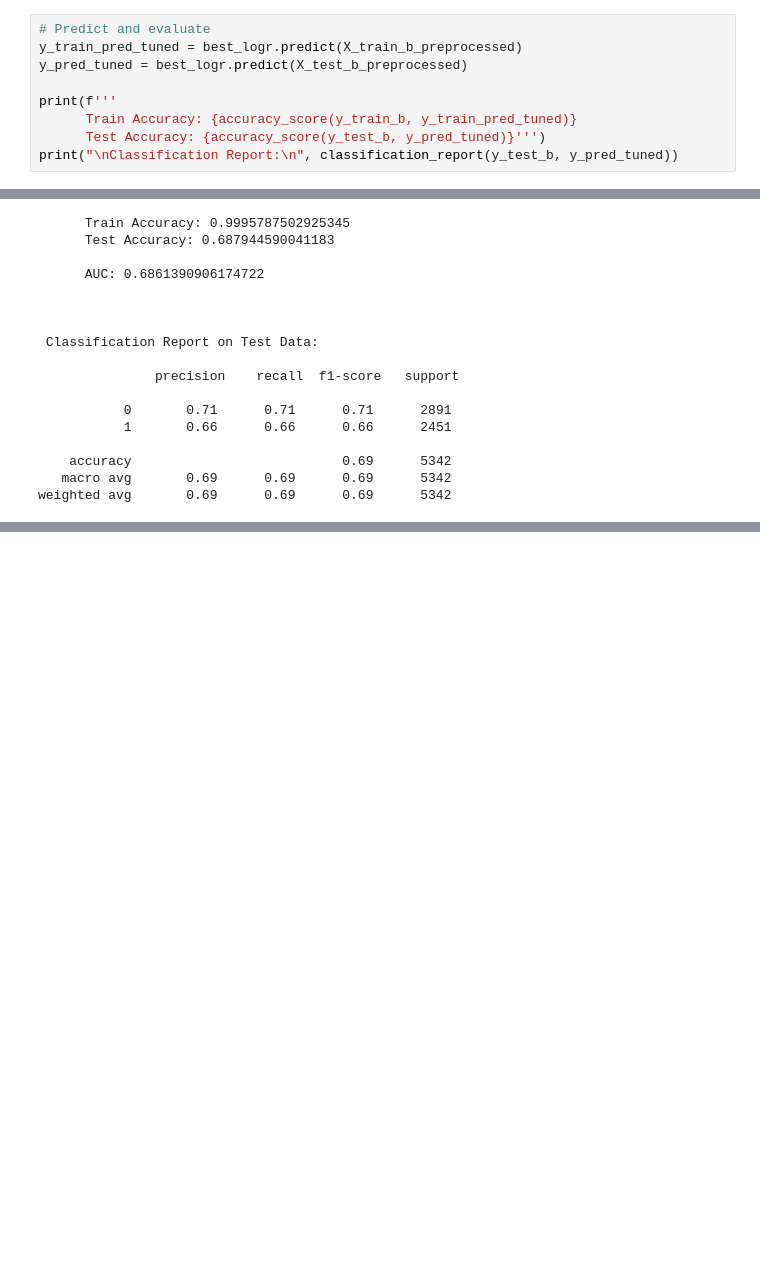
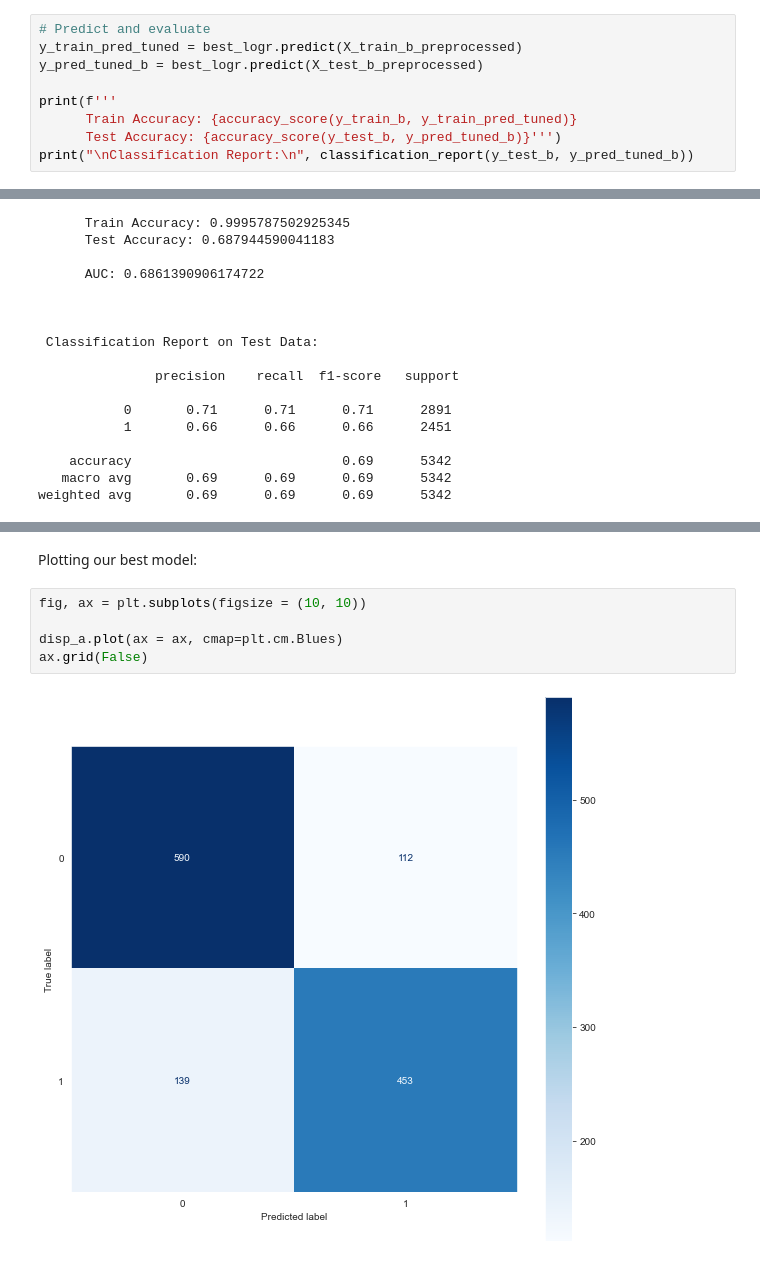
Before and after one commit to DaveyMburu/predicting-vaccine-uptake-using-behavioral-and-background-data, a Jupyter notebook: index.ipynb, the cells around one changed output, grey strips where cells are left out. Saved outputs shown, nothing was run; the diff lists cells and outputs as text; blank space fills up the shorter version.

Commit message:
Model Evaluation

```diff
--- a/index.ipynb
+++ b/index.ipynb
@@ -928,10 +998,10 @@ Best parameters: {'C': 0.1, 'penalty': 'l1'}
 # %%
 # Predict and evaluate
 y_train_pred_tuned = best_logr.predict(X_train_b_preprocessed)
-y_pred_tuned = best_logr.predict(X_test_b_preprocessed)
+y_pred_tuned_b = best_logr.predict(X_test_b_preprocessed)
 
 print(f'''
       Train Accuracy: {accuracy_score(y_train_b, y_train_pred_tuned)}
-      Test Accuracy: {accuracy_score(y_test_b, y_pred_tuned)}''')
-print("\nClassification Report:\n", classification_report(y_test_b, y_pred_tuned))
+      Test Accuracy: {accuracy_score(y_test_b, y_pred_tuned_b)}''')
+print("\nClassification Report:\n", classification_report(y_test_b, y_pred_tuned_b))
 # %% [output]
@@ -1050,0 +1450,9 @@ weighted avg       0.76      0.76      0.76      5342
+# %% [markdown]
+Plotting our best model:
+# %%
+fig, ax = plt.subplots(figsize = (10, 10))
+
+disp_a.plot(ax = ax, cmap=plt.cm.Blues)
+ax.grid(False)
+# %% [output]
+[figure, added]
```
Also changed, not shown: parts of 79 cells of this notebook, 1 other file.
